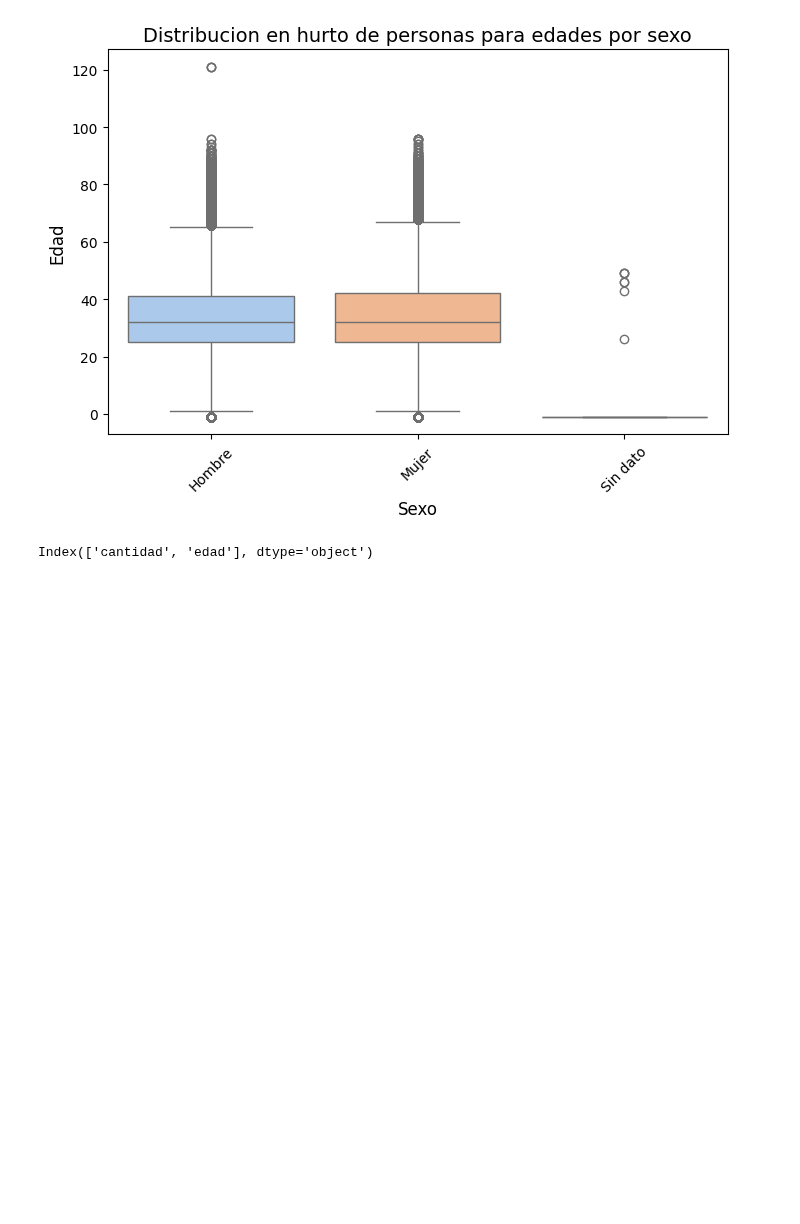
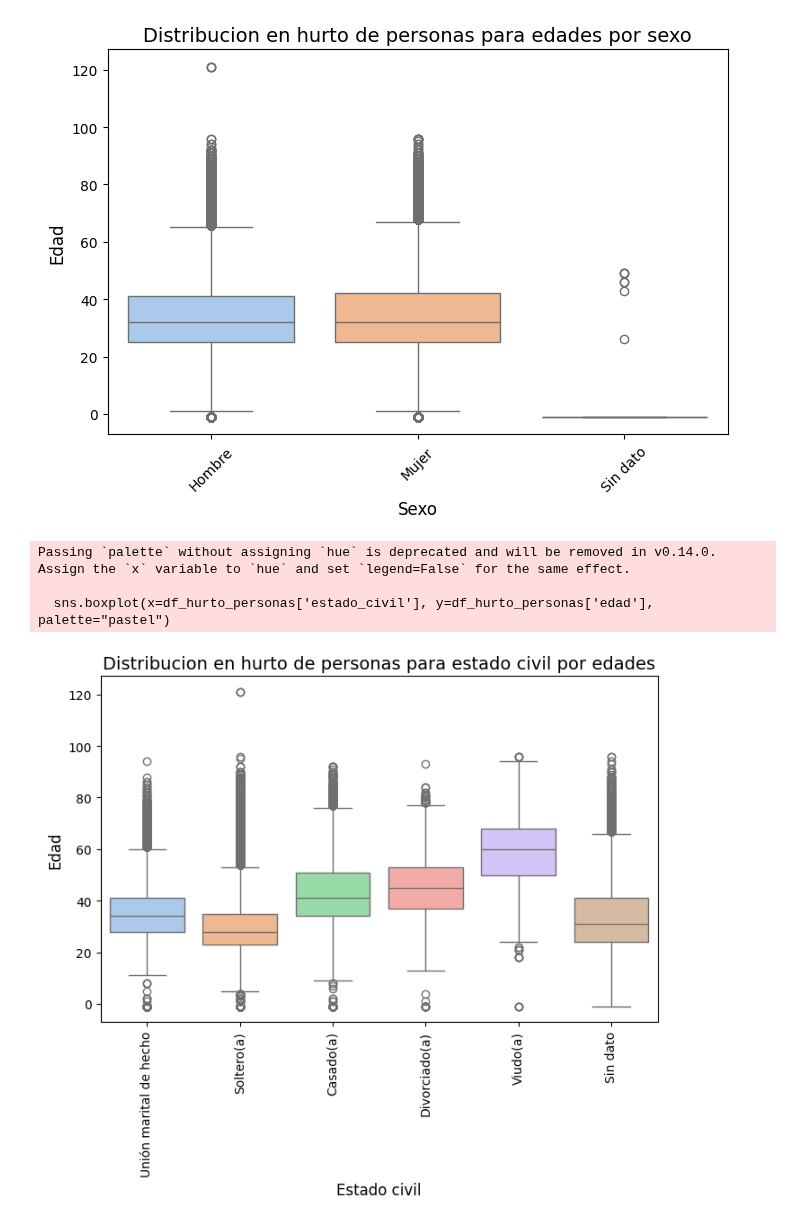
Before and after one commit to mteoraso/ML_Practice, a Jupyter notebook: EDA_intermedio.ipynb, the cells around one changed output. Saved outputs shown, nothing was run; the diff lists cells and outputs as text; code cells hidden in the pictures; blank space fills up the shorter version.

```diff
--- a/EDA_intermedio.ipynb
+++ b/EDA_intermedio.ipynb
@@ -1480,4 +1466,13 @@ df_sin_datetime = df_hurto_personas.drop(columns=['fecha_hecho',
-# %%
-df_sin_datetime.columns
-# %% [output]
-Index(['cantidad', 'edad'], dtype='object')
+# %%
+plt.figure(figsize=(8,5))
+sns.boxplot(x=df_hurto_personas['estado_civil'], y=df_hurto_personas['edad'], palette="pastel")
+plt.title('Distribucion en hurto de personas para estado civil por edades', fontsize=14)
+plt.xlabel('Estado civil', fontsize=12)
+plt.ylabel('Edad', fontsize=12)
+plt.xticks(rotation=90)
+plt.show()
+# %% [output]
+Passing `palette` without assigning `hue` is deprecated and will be removed in v0.14.0. Assign the `x` variable to `hue` and set `legend=False` for the same effect.
+
+  sns.boxplot(x=df_hurto_personas['estado_civil'], y=df_hurto_personas['edad'], palette="pastel")
+[figure, added]
```
Also changed, not shown: parts of 7 cells of this notebook.
